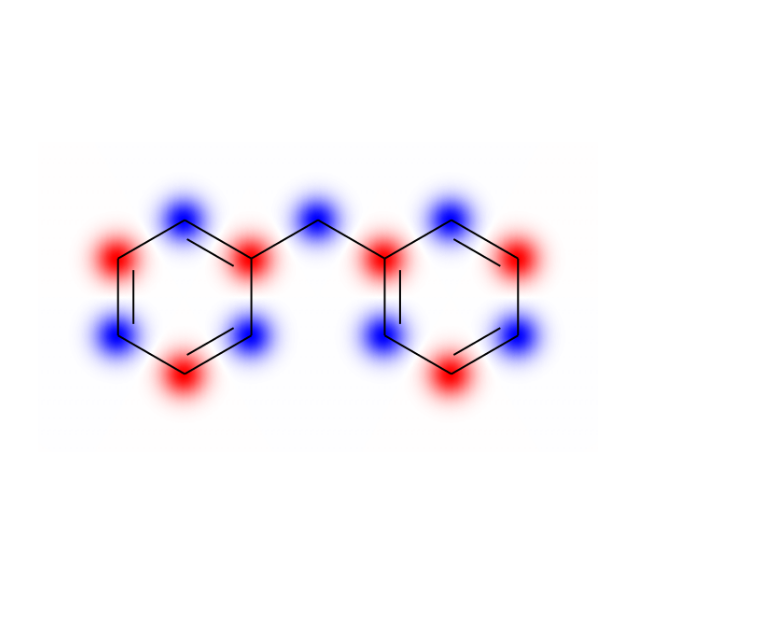
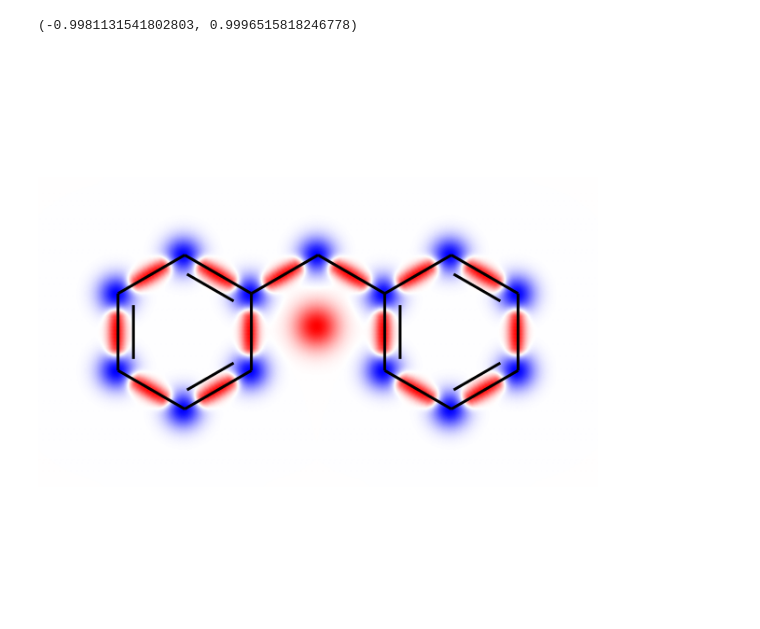
Before and after one commit to c-feldmann/rdkit_heatmaps, a Jupyter notebook: Heatmap_test.ipynb, the cells around one changed output. Drawn from its saved outputs; the diff is of its cells as text; code cells hidden in the pictures.

Commit message:
Allowing to highlight bonds

```diff
--- a/Heatmap_test.ipynb
+++ b/Heatmap_test.ipynb
@@ -44,8 +44,30 @@ class GaussFunction:
         pos = np.stack([x, y], axis=1)
         e = np.exp(-self.dist_squared(pos) / (2 * self.std ** 2))
         return self.f * e
+# %%
+class GaussFunctionAlong:
+    def __init__(self, center1, center2, std, scale, cap):
+        self.center1 = np.array(center1)
+        self.center2 = np.array(center2)
+        self.std = std
+        self.scale = scale
+        self.functions = []
+        points = np.linspace(0+cap,1-cap, 10)
+        delta = self.center2 - self.center1
+        for point in points:
+            center = self.center1 + delta * point
+            self.functions.append(GaussFunction(center, self.std, 1))
+
+    def __call__(self, x, y):
+        out_values = []
+        for f in self.functions:
+            out_values.append(f(x,y))
+        out_values = np.stack(out_values, axis=1)
+        out_values = np.max(out_values, axis=1)
+        out_values *= self.scale
+        return out_values
 # %%
-def get_mol_lims(mol: Chem.Mol) -> Tuple[Point2D, Point2D]:
+def get_mol_lims(mol: Chem.Mol) -> Tuple[Tuple[float, float], Tuple[float, float]]:
     coords = []
     conf = mol.GetConformer(0)
     for i, _ in enumerate(mol.GetAtoms()):
@@ -67,28 +89,47 @@ def pad(lim, ratio):
 xl, yl = get_mol_lims(test_mol)
 xl = pad(xl, 1)
 yl = pad(yl, 1)
-v_map = heatmaps.ValueGrid(xl, yl, 1000, 1000)
+v_map = heatmaps.ValueGrid(xl, yl, 1000, 500)
 conf = test_mol.GetConformer(0)
+f = GaussFunction((0,0), 0.3, 1)
+v_map.add_function(f)
 for i, _ in enumerate(test_mol.GetAtoms()):
     pos = conf.GetAtomPosition(i)
     coords = pos.x, pos.y
     scale = i & 1
     scale = (scale-0.5) * 2
-    f = GaussFunction(coords, 0.3, scale)
+    f = GaussFunction(coords, 0.25, -1)
     v_map.add_function(f)
+
+for i, b in enumerate(test_mol.GetBonds()):  # type: Chem.Bond
+    a1 = b.GetBeginAtom().GetIdx()
+    a2 = b.GetEndAtom().GetIdx()
+    a1_pos = conf.GetAtomPosition(a1)
+    a1_coords = a1_pos.x, a1_pos.y
+    a2_pos = conf.GetAtomPosition(a2)
+    a2_coords = a2_pos.x, a2_pos.y
+    scale = i & 1
+    scale = (scale-0.5) * 2
+    v_map.add_function(GaussFunctionAlong(a1_coords, a2_coords, 0.12, 1, cap=0.3))
+
 v_map.recalculate()
+# %%
+v_map.values.min(), v_map.values.max()
+# %% [output]
+(-0.9981131541802803, 0.9996515818246778)
 # %%
-c_grid = v_map.map2color("bwr")
+c_grid = v_map.map2color("bwr", v_lim=[-1, 1])
 # %%
 c_grid.color_grid[:,:,3] = 1
 # %%
 d = MolDraw2DCairo(600, 600)
 do = d.drawOptions()
 do.padding = 0.2
+do.bondLineWidth = 3
 d.SetDrawOptions(do)
 d.DrawMolecule(test_mol)
 heatmaps.color_canvas(d, c_grid)
 d.DrawMolecule(test_mol)
 show_png(d.GetDrawingText())
 # %% [output]
-[figure, old version]
+[figure, new version]
```
Also changed, not shown: parts of 6 cells of this notebook, 1 other file.
